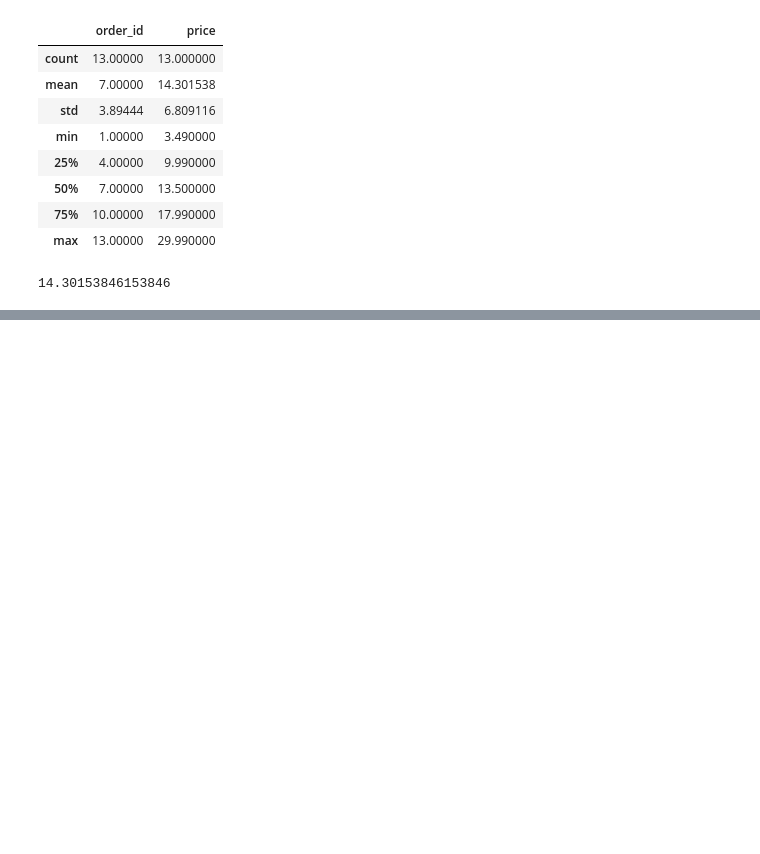
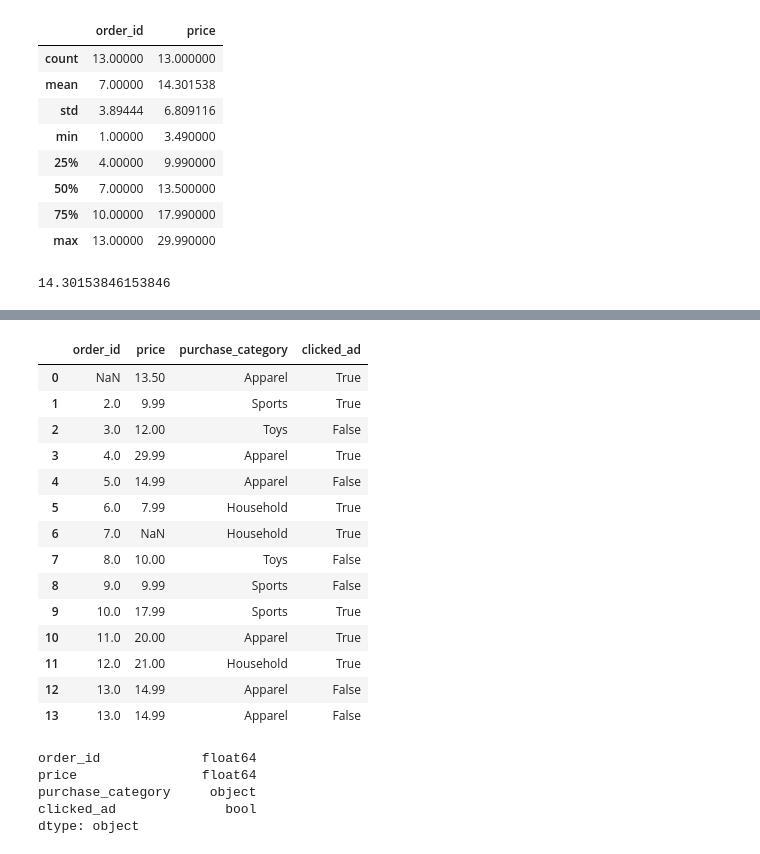
Before and after one commit to apakuki/FinTechBC-ClassActivity, a Jupyter notebook: df_exercise.ipynb, the cells around one changed output, grey strips where cells are left out. Saved outputs shown, nothing was run; the diff lists cells and outputs as text; code cells hidden in the pictures; blank space fills up the shorter version.

```diff
--- a/df_exercise.ipynb
+++ b/df_exercise.ipynb
@@ -160,0 +162,80 @@ purchase_df.sort_index()
+# %%
+# Create a new DataFrame that represents a dirty purchase dataset from an online retailer
+dirty_dict = {
+    "order_id": [None, 2, 3, 4, 5, 6, 7, 8, 9, 10, 11, 12, 13, 13],
+    "price": [
+        13.50,
+        9.99,
+        12.00,
+        29.99,
+        14.99,
+        7.99,
+        None,
+        10.00,
+        9.99,
+        17.99,
+        20.00,
+        21.00,
+        14.99,
+        14.99,
+    ],
+    "purchase_category": [
+        "Apparel",
+        "Sports",
+        "Toys",
+        "Apparel",
+        "Apparel",
+        "Household",
+        "Household",
+        "Toys",
+        "Sports",
+        "Sports",
+        "Apparel",
+        "Household",
+        "Apparel",
+        "Apparel",
+    ],
+    "clicked_ad": [
+        True,
+        True,
+        False,
+        True,
+        False,
+        True,
+        True,
+        False,
+        False,
+        True,
+        True,
+        True,
+        False,
+        False,
+    ]
+}
+
+dirty_purchase_df = pd.DataFrame(dirty_dict)
+dirty_purchase_df
+# %% [output]
+|  | order_id | price | purchase_category | clicked_ad |
+| 0 | NaN | 13.50 | Apparel | True |
+| 1 | 2.0 | 9.99 | Sports | True |
+| 2 | 3.0 | 12.00 | Toys | False |
+| 3 | 4.0 | 29.99 | Apparel | True |
+| 4 | 5.0 | 14.99 | Apparel | False |
+| 5 | 6.0 | 7.99 | Household | True |
+| 6 | 7.0 | NaN | Household | True |
+| 7 | 8.0 | 10.00 | Toys | False |
+| 8 | 9.0 | 9.99 | Sports | False |
+| 9 | 10.0 | 17.99 | Sports | True |
+| 10 | 11.0 | 20.00 | Apparel | True |
+| 11 | 12.0 | 21.00 | Household | True |
+| 12 | 13.0 | 14.99 | Apparel | False |
+| 13 | 13.0 | 14.99 | Apparel | False |
+# %%
+dirty_purchase_df.dtypes
+# %% [output]
+order_id             float64
+price                float64
+purchase_category     object
+clicked_ad              bool
+dtype: object
```
Also changed, not shown: parts of 19 cells of this notebook.
